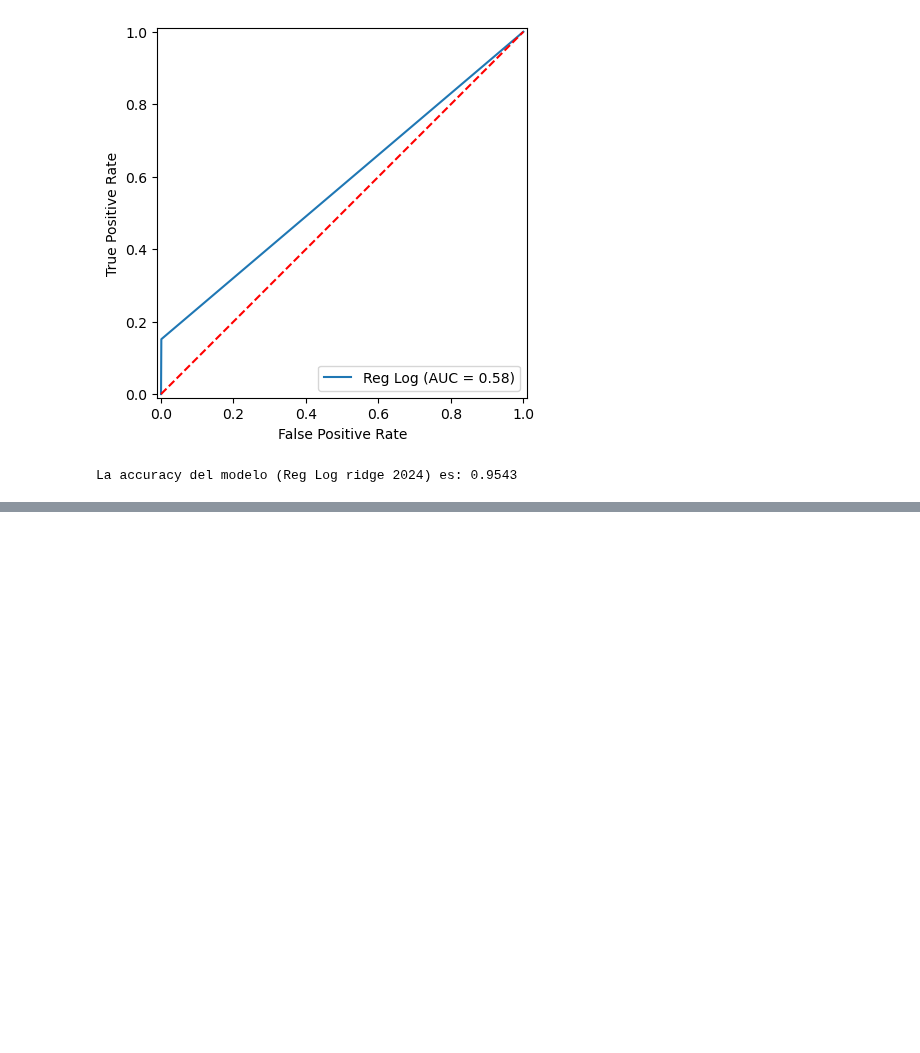
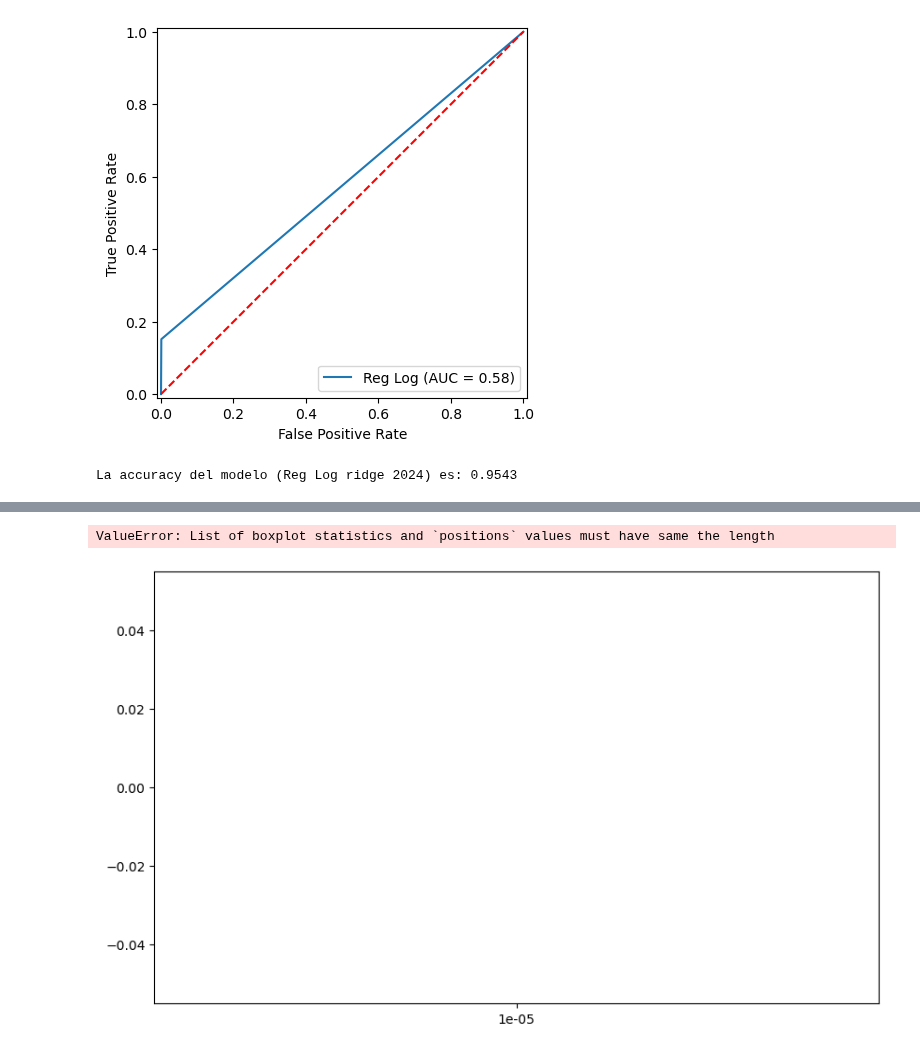
Before and after one commit to maggiecobb/CC408-T1-5, a Jupyter notebook: TP 4/TP 4.ipynb, the cells around one changed output, grey strips where cells are left out. Drawn from its saved outputs; the diff is of its cells as text; code cells hidden in the pictures; blank space fills up the shorter version.

```diff
--- a/TP 4/TP 4.ipynb
+++ b/TP 4/TP 4.ipynb
@@ -1518,7 +1518,7 @@ alphas = 10 ** np.array([*range(-5, 6)], dtype=float) # Genera 10^n para n en [-
 Cs = 1 / alphas
 
 # Crear el modelo de regresión logística con validación cruzada y penalización L2
-log_ridge_cv_24 = LogisticRegressionCV(Cs=Cs, cv=10, penalty='l2', solver='saga', scoring='accuracy', refit=True, max_iter=10000, n_jobs=-1)
+log_ridge_cv_24 = LogisticRegressionCV(Cs=Cs, cv=10, penalty='l2', solver='saga', scoring='roc_auc', refit=True, max_iter=10000, n_jobs=-1)
 
 # Entrenar el modelo
 log_ridge_cv_24.fit(x_train_24, y_train_24)
@@ -1582,39 +1602,37 @@ array([0.1])
 # %%
 #boxplot usando seaborn: distribucion del error de prediccion para cada alpha
 
 #boxplot usando seaborn: distribucion del error de prediccion para cada alpha
 import matplotlib.pyplot as plt
 import seaborn as sns
 import pandas as pd
 
 # Supongamos que tienes los resultados de la cross-validation en un DataFrame
 # Donde 'lambda_values' es una lista de los valores de lambda probados
 # 'accuracies' es una lista de listas o un DataFrame con los accuracies para cada lambda
 
 # Ejemplo de datos simulados:
-lambda_values = [0.1, 1, 10, 100]  # Valores de lambda
-accuracies = [
-    [0.80, 0.82, 0.81, 0.83],  # Accuracy para lambda=0.1
-    [0.75, 0.76, 0.77, 0.75],  # Accuracy para lambda=1
-    [0.60, 0.62, 0.61, 0.63],  # Accuracy para lambda=10
-    [0.55, 0.57, 0.56, 0.54]   # Accuracy para lambda=100
-]
+lambda_values = alphas  # Valores de lambda
+accuracies = log_ridge_cv_24.scores_
 
 # Crear un DataFrame con los resultados
-df = pd.DataFrame(accuracies, columns=[f'Fold {i+1}' for i in range(len(accuracies[0]))], index=lambda_values)
+df = pd.DataFrame(accuracies, columns=[f'Fold {i+1}' for i in range(len(accuracies[1]))], index=lambda_values)
 
 # Ahora necesitamos convertir este DataFrame a formato largo para seaborn (usando melt)
 df_melted = df.reset_index().melt(id_vars='index', var_name='Fold', value_name='Accuracy')
 df_melted.rename(columns={'index': 'Lambda'}, inplace=True)
 
 # Crear el gráfico de boxplot
 plt.figure(figsize=(10, 6))
 sns.boxplot(x='Lambda', y='Accuracy', data=df_melted)
 
 # Títulos y etiquetas
 plt.title('Distribución del Accuracy para diferentes valores de Lambda (Regresión Logística con Lasso)', fontsize=14)
 plt.xlabel('Valor de Lambda', fontsize=12)
 plt.ylabel('Accuracy', fontsize=12)
+# %% [output]
+ValueError: List of boxplot statistics and `positions` values must have same the length
+[figure, added]
 # %%
 # line plot
 import matplotlib.pyplot as plt
```
Also changed, not shown: parts of 5 cells of this notebook.
